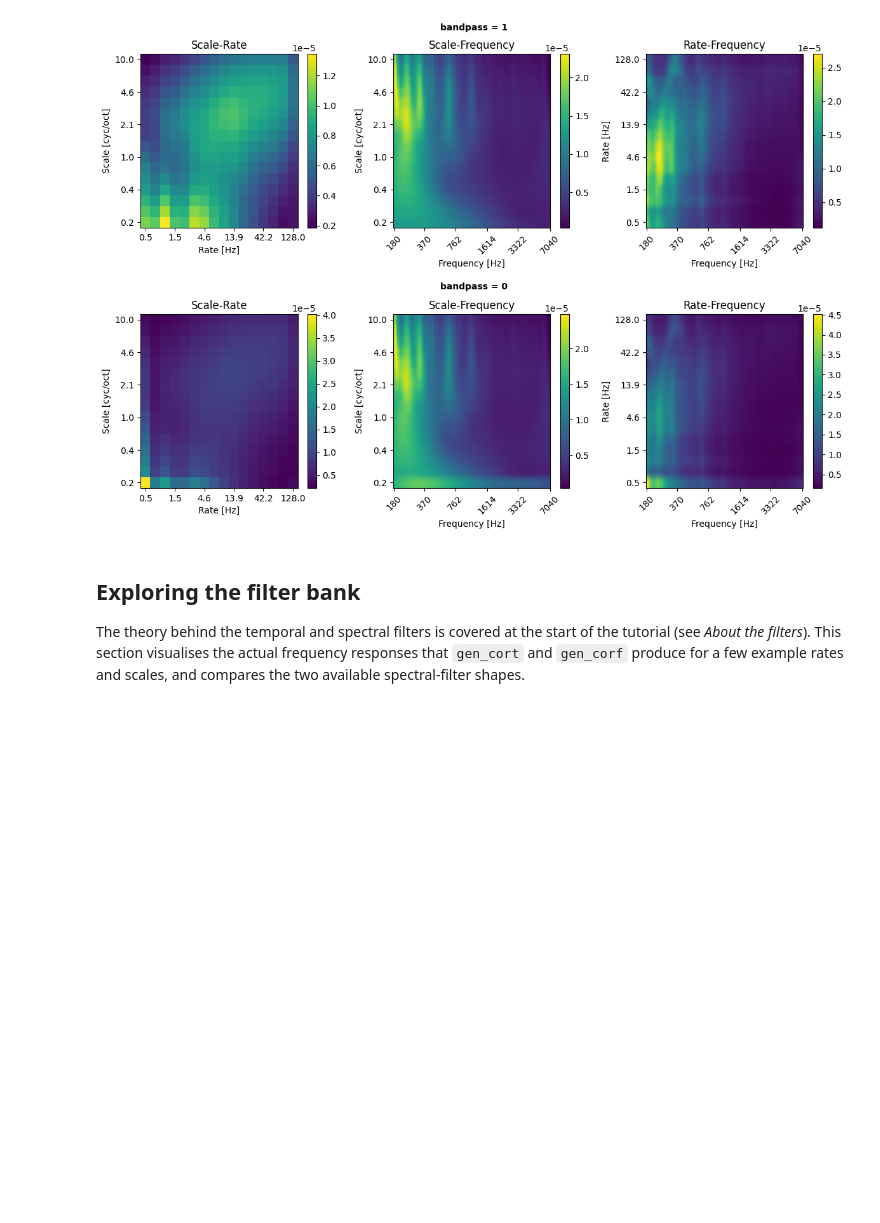
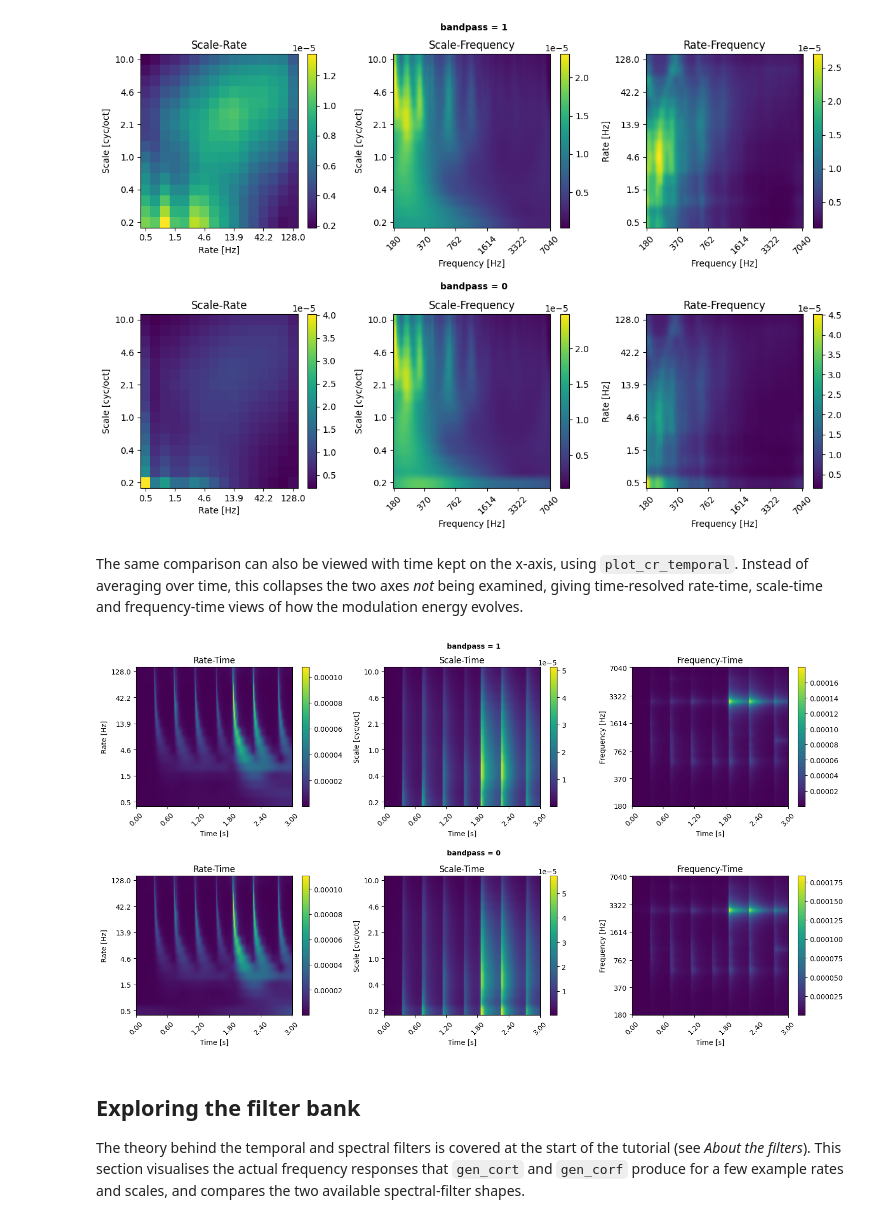
Before and after one commit to ninocapipoca/neural_audio, a Jupyter notebook: tutorials/Tutorial 2 - aud2cor.ipynb, the cells around one changed output. Drawn from its saved outputs; the diff is of its cells as text; code cells hidden in the pictures; blank space fills up the shorter version.

```diff
--- a/tutorials/Tutorial 2 - aud2cor.ipynb
+++ b/tutorials/Tutorial 2 - aud2cor.ipynb
@@ -252,6 +254,30 @@ plt.subplots_adjust(hspace=0.5)
 plt.show()
 # %% [output]
 [figure]
+# %% [markdown]
+The same comparison can also be viewed with time kept on the x-axis, using `plot_cr_temporal`. Instead of averaging over time, this collapses the two axes *not* being examined, giving time-resolved rate-time, scale-time and frequency-time views of how the modulation energy evolves.
+# %%
+from neural_audio.utils.visualize_outputs import plot_cr_temporal
+import matplotlib.pyplot as plt
+import numpy as np
+
+fig, axs_grid = plt.subplots(2, 3, figsize=(15, 8))
+
+# Compute and plot one representation at a time so only one full cr is ever in memory.
+for row, bp in enumerate([1, 0]):
+    cr_case = aud2cor(audiogram, bandpass=bp, rates=rates_bp, scales=scales_bp)
+    plot_cr_temporal(cr_case, rates_bp, scales=scales_bp,
+                     frequencies=frequencies_audiogram,
+                     time_points=time_points_audiogram, axes=axs_grid[row])
+    del cr_case
+
+fig.text(0.5, 1.0, 'bandpass = 1', ha='center', fontweight='bold')
+fig.text(0.5, 0.49, 'bandpass = 0', ha='center', fontweight='bold')
+plt.tight_layout()
+plt.subplots_adjust(hspace=0.5)
+plt.show()
+# %% [output]
+[figure, added]
 # %% [markdown]
 ## **Exploring the filter bank**
 
```
Also changed, not shown: parts of 5 cells of this notebook, 3 other files.
